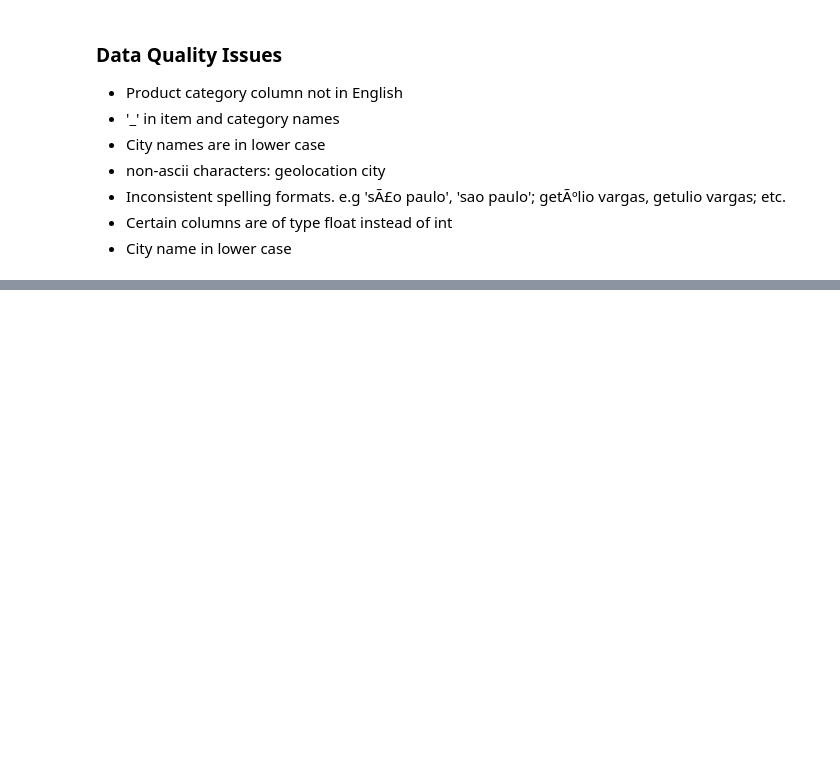
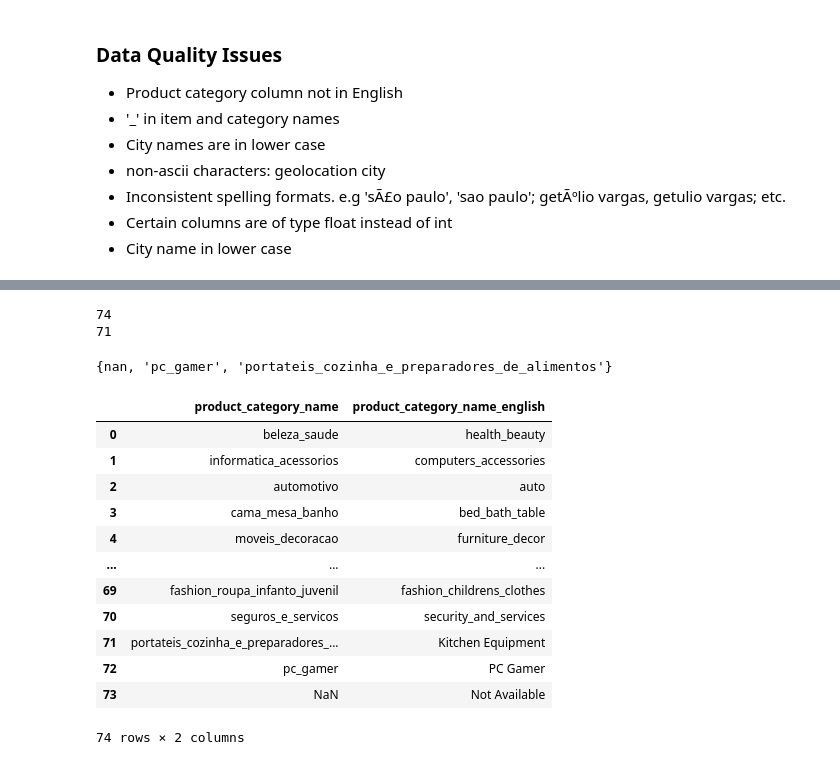
Before and after one commit to KennethOdoh/olist_kpi_dashboard, a Jupyter notebook: olist_ecommerce.ipynb, the cells around one changed output, grey strips where cells are left out. Drawn from its saved outputs; the diff is of its cells as text; code cells hidden in the pictures; blank space fills up the shorter version.

```diff
--- a/olist_ecommerce.ipynb
+++ b/olist_ecommerce.ipynb
@@ -834,0 +797,36 @@ customers_df.query("customer_id == '05b005e82f3f2dcc41b5504f00484e50'")
+# %%
+# Some products categories were not translated to English, while others are not available
+print(sales_df_clean.product_category_name.nunique(dropna=False))
+print(product_categories_df.product_category_name.nunique(dropna=False))
+# %% [output]
+74
+71
+# %%
+# Some products categories were not translated to English, while others are not available
+# Print out these categories and manually translate to English
+set(sales_df_clean.product_category_name.unique()) - set(product_categories_df.product_category_name.unique())
+# %% [output]
+{nan, 'pc_gamer', 'portateis_cozinha_e_preparadores_de_alimentos'}
+# %%
+missing_cat = {'product_category_name' : ['portateis_cozinha_e_preparadores_de_alimentos', 'pc_gamer', np.nan],
+    'product_category_name_english' : ['Kitchen Equipment', 'PC Gamer', 'Not Available']}
+
+df = pd.DataFrame(data=missing_cat)
+
+# Concatenate with the product_categories_df dataframe
+product_categories_df = pd.concat([product_categories_df, df], ignore_index=True)
+product_categories_df
+# %% [output]
+|  | product_category_name | product_category_name_english |
+| 0 | beleza_saude | health_beauty |
+| 1 | informatica_acessorios | computers_accessories |
+| 2 | automotivo | auto |
+| 3 | cama_mesa_banho | bed_bath_table |
+| 4 | moveis_decoracao | furniture_decor |
+| ... | ... | ... |
+| 69 | fashion_roupa_infanto_juvenil | fashion_childrens_clothes |
+| 70 | seguros_e_servicos | security_and_services |
+| 71 | portateis_cozinha_e_preparadores_... | Kitchen Equipment |
+| 72 | pc_gamer | PC Gamer |
+| 73 | NaN | Not Available |
+74 rows × 2 columns
```
Also changed, not shown: parts of 29 cells of this notebook.
